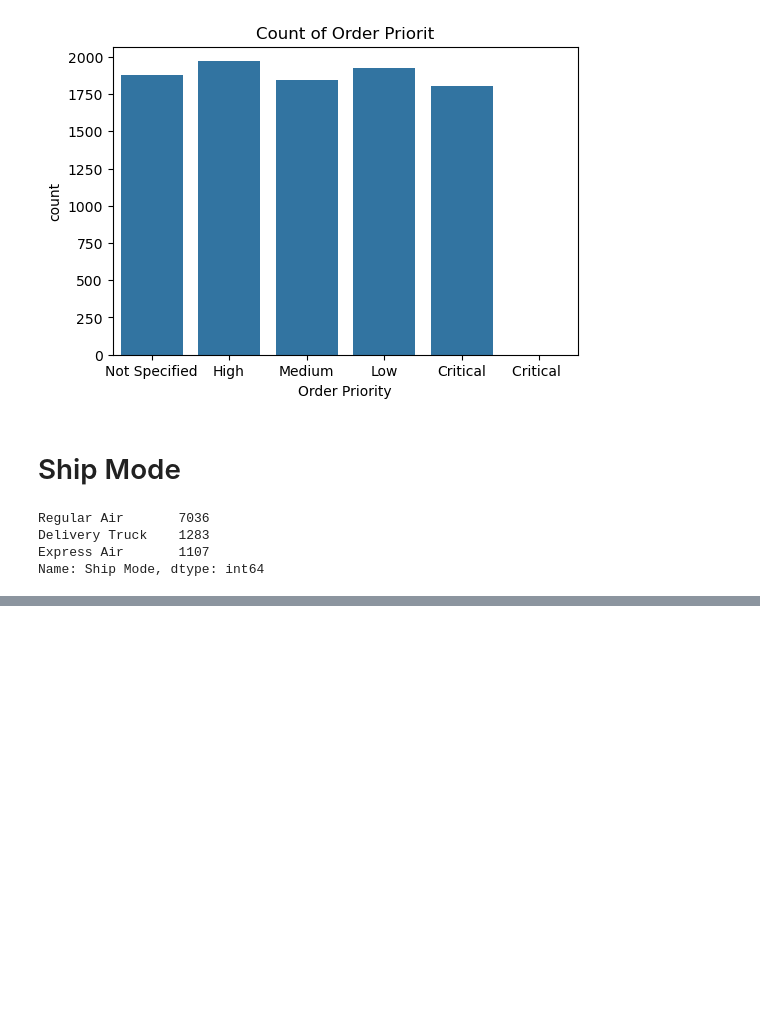
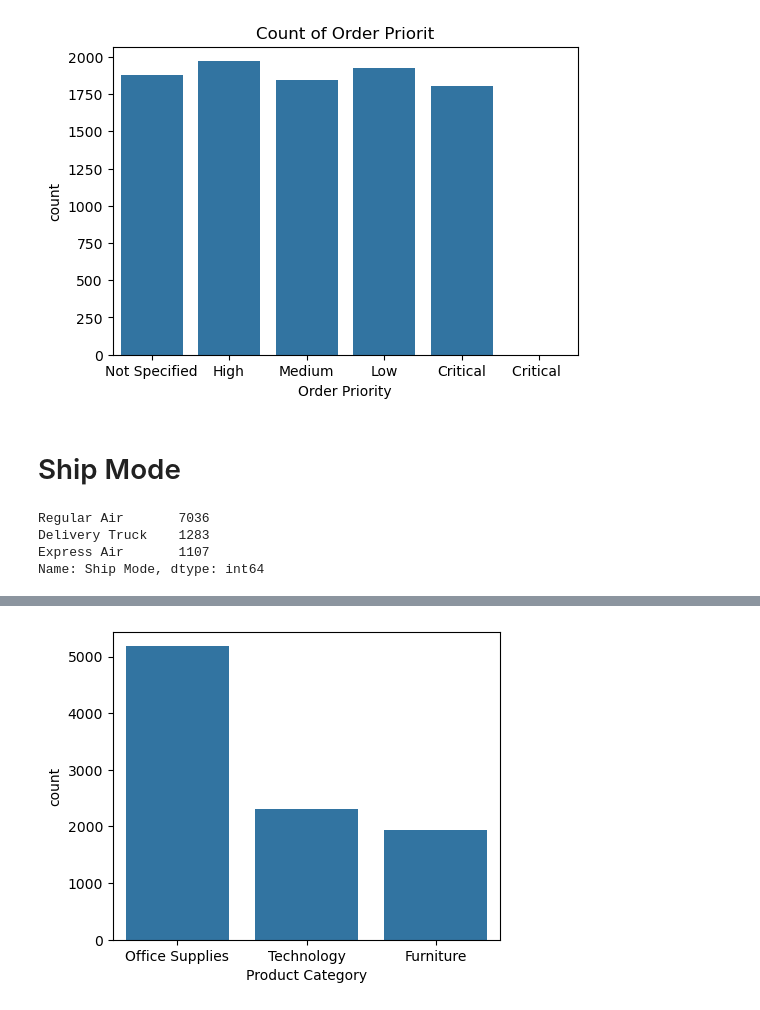
Before and after one commit to xeninowl/e_commerceData, a Jupyter notebook: datasheet.ipynb, the cells around one changed output, grey strips where cells are left out. Cells and saved outputs as stored; diff of their text form; code cells hidden in the pictures; blank space fills up the shorter version.

```diff
--- a/datasheet.ipynb
+++ b/datasheet.ipynb
@@ -129,0 +148,6 @@ plt.show()
+# %%
+plt.figure(figsize=(5,4))
+sns.countplot(x='Product Category',data=dataset)
+plt.show()
+# %% [output]
+[figure, added]
```
Also changed, not shown: parts of 8 cells of this notebook.
